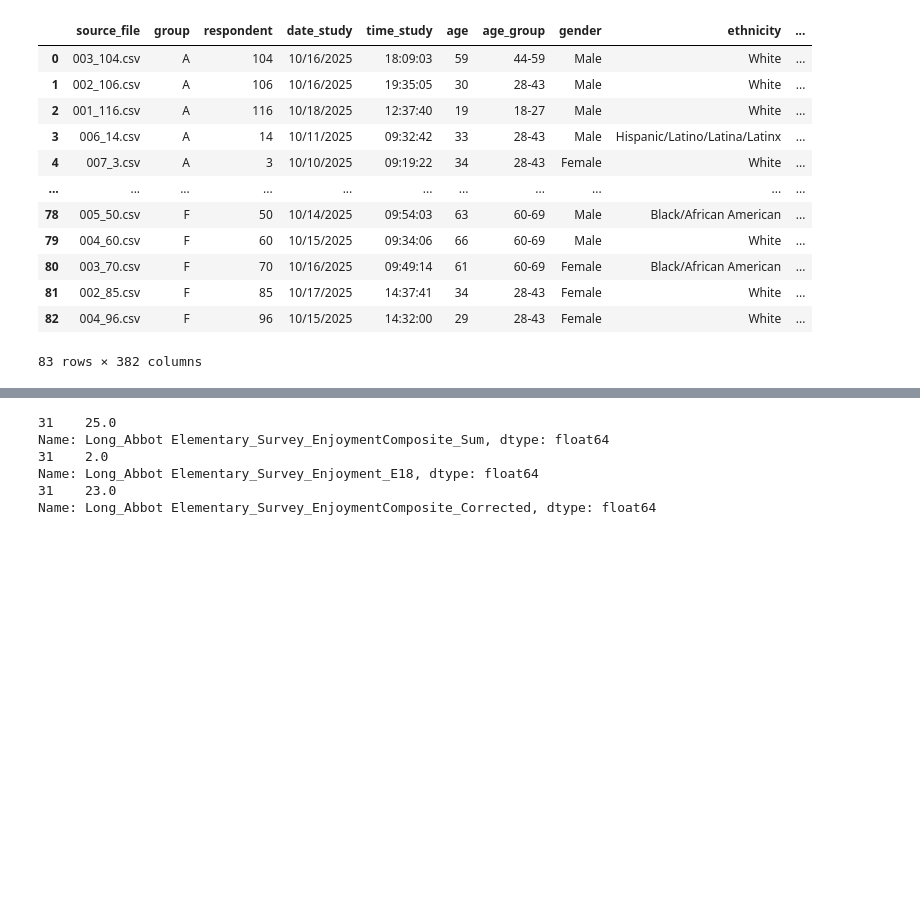
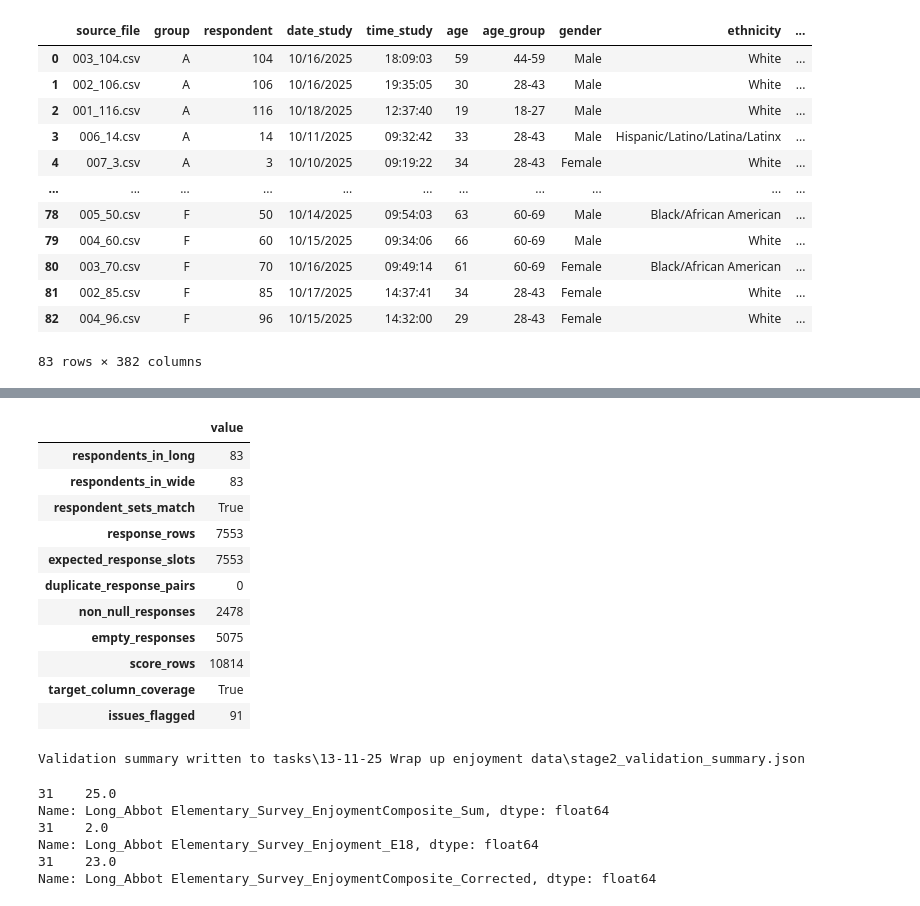
Before and after one commit to NeuralSenseCode/544_WBD_CXCU, a Jupyter notebook: analysis/assemble_uv.ipynb, the cells around one changed output, grey strips where cells are left out. Drawn from its saved outputs; the diff is of its cells as text; code cells hidden in the pictures; blank space fills up the shorter version.

```diff
--- a/analysis/assemble_uv.ipynb
+++ b/analysis/assemble_uv.ipynb
@@ -967,17 +618,17 @@ for prefix, cols in overall_enjoyment_columns.items():
             polarity_meta = (survey_metadata_lookup.loc[column].get("polarity") or "").strip().lower()
         if column in survey_responses.columns:
             raw_series = survey_responses.loc[values.index, column]
-            parsed_series = raw_series.apply(_parse_likert_value)
+            parsed_series = raw_series.apply(parse_likert_value)
         else:
             fallback_series = pd.to_numeric(survey_numeric.loc[values.index, column], errors="coerce")
             if polarity_meta == "negative":
-                parsed_series = fallback_series.apply(_reverse_likert)
+                parsed_series = fallback_series.apply(reverse_likert)
             else:
                 parsed_series = fallback_series
         raw_components[column] = pd.to_numeric(parsed_series, errors="coerce")
         corrected_series = pd.to_numeric(parsed_series, errors="coerce")
         if polarity_meta == "negative":
-            corrected_series = corrected_series.apply(_reverse_likert)
+            corrected_series = corrected_series.apply(reverse_likert)
         corrected_components[column] = corrected_series
 
     raw_sum_values = raw_components.sum(axis=1, min_count=1)
@@ -1271,3 +1346,63 @@ Unified view with Stage 2 survey data exported to uv_stage2.csv.
+# %%
+import json
+
+# Stage 2 validation summary to confirm export integrity.
+stage2_long_responses = stage2_long[stage2_long["value_kind"] == "response"].copy()
+stage2_long_scores = stage2_long[stage2_long["value_kind"] == "score"].copy()
+
+expected_response_rows = len(stage2_wide_df) * len(response_columns)
+actual_response_rows = stage2_long_responses.shape[0]
+non_null_responses = stage2_long_responses["response_clean"].notna().sum()
+empty_responses = actual_response_rows - non_null_responses
+duplicate_response_pairs = stage2_long_responses.duplicated(["respondent", "target_column"], keep=False).sum()
+
+respondent_sets_match = set(stage2_long_responses["respondent"].unique()) == set(stage2_wide_df["respondent"].unique())
+target_column_coverage = set(stage2_long_responses["target_column"].unique()) == set(response_columns)
+
+validation_summary = {
+    "respondents_in_long": int(stage2_long_responses["respondent"].nunique()),
+    "respondents_in_wide": int(stage2_wide_df["respondent"].nunique()),
+    "respondent_sets_match": respondent_sets_match,
+    "response_rows": int(actual_response_rows),
+    "expected_response_slots": int(expected_response_rows),
+    "duplicate_response_pairs": int(duplicate_response_pairs),
+    "non_null_responses": int(non_null_responses),
+    "empty_responses": int(empty_responses),
+    "score_rows": int(stage2_long_scores.shape[0]),
+    "target_column_coverage": target_column_coverage,
+    "issues_flagged": int(stage2_long["data_quality_flag"].eq("true").sum()),
+}
+
+if duplicate_response_pairs > 0:
+    print(f"Warning: Found {duplicate_response_pairs} duplicate response pair(s).")
+
+validation_frame = pd.DataFrame([validation_summary]).T
+validation_frame.columns = ["value"]
+display(validation_frame)
+
+validation_summary_path = (
+    project_root
+    / "tasks"
+    / "13-11-25 Wrap up enjoyment data"
+    / "stage2_validation_summary.json"
+)
+validation_summary_path.write_text(json.dumps(validation_summary, indent=2))
+
+print(f"Validation summary written to {validation_summary_path.relative_to(project_root)}")
+# %% [output]
+|  | value |
+| respondents_in_long | 83 |
+| respondents_in_wide | 83 |
+| respondent_sets_match | True |
+| response_rows | 7553 |
+| expected_response_slots | 7553 |
+| duplicate_response_pairs | 0 |
+| non_null_responses | 2478 |
+| empty_responses | 5075 |
+| score_rows | 10814 |
+| target_column_coverage | True |
+| issues_flagged | 91 |
+Validation summary written to tasks\13-11-25 Wrap up enjoyment data\stage2_validation_summary.json
 # %%
 print(survey_features.loc[(survey_features["respondent"].astype(int)==82)]['Long_Abbot Elementary_Survey_EnjoymentComposite_Sum'])
 print(survey_features.loc[(survey_features["respondent"].astype(int)==82)]['Long_Abbot Elementary_Survey_Enjoyment_E18'])
```
Also changed, not shown: parts of 17 cells of this notebook, 36 other files.
